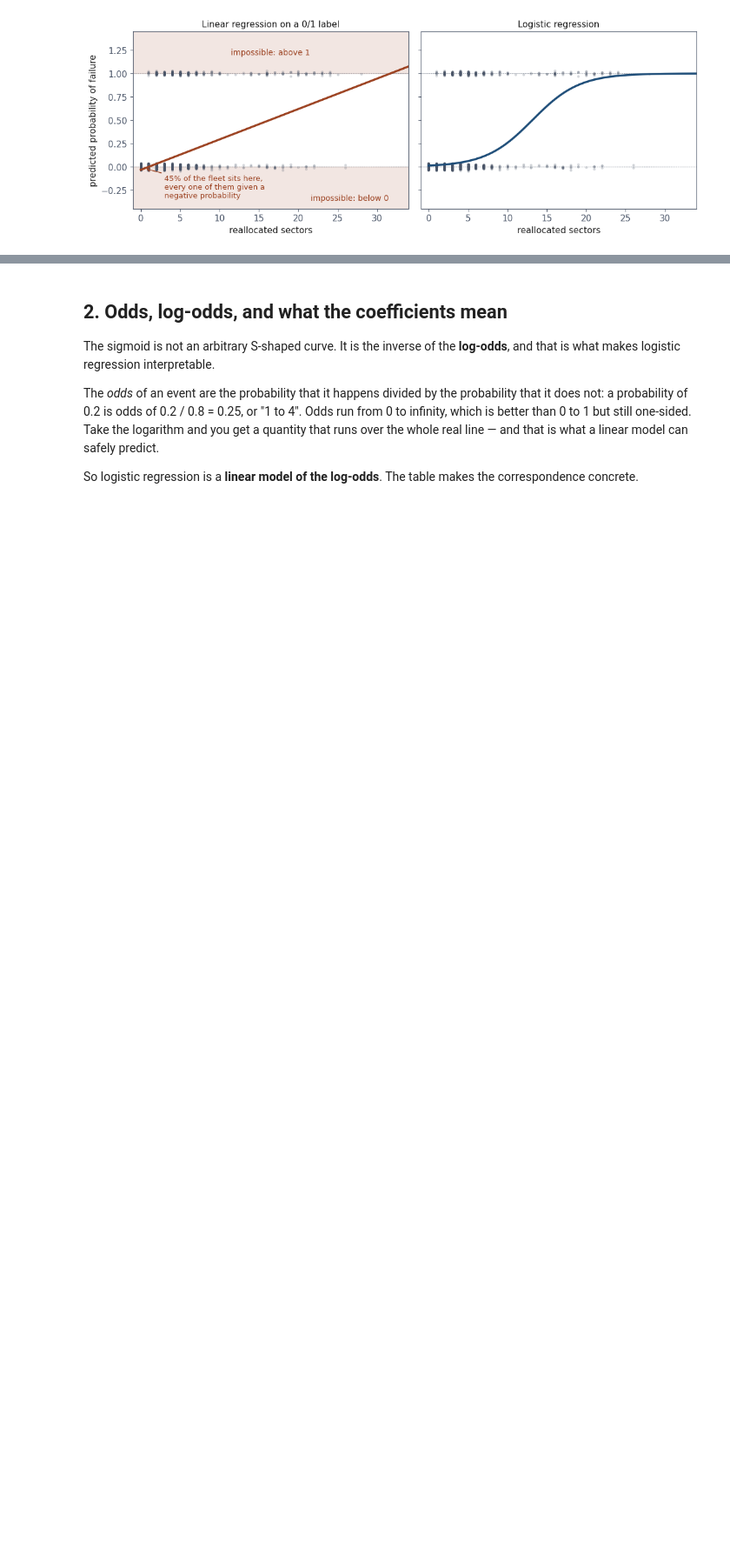
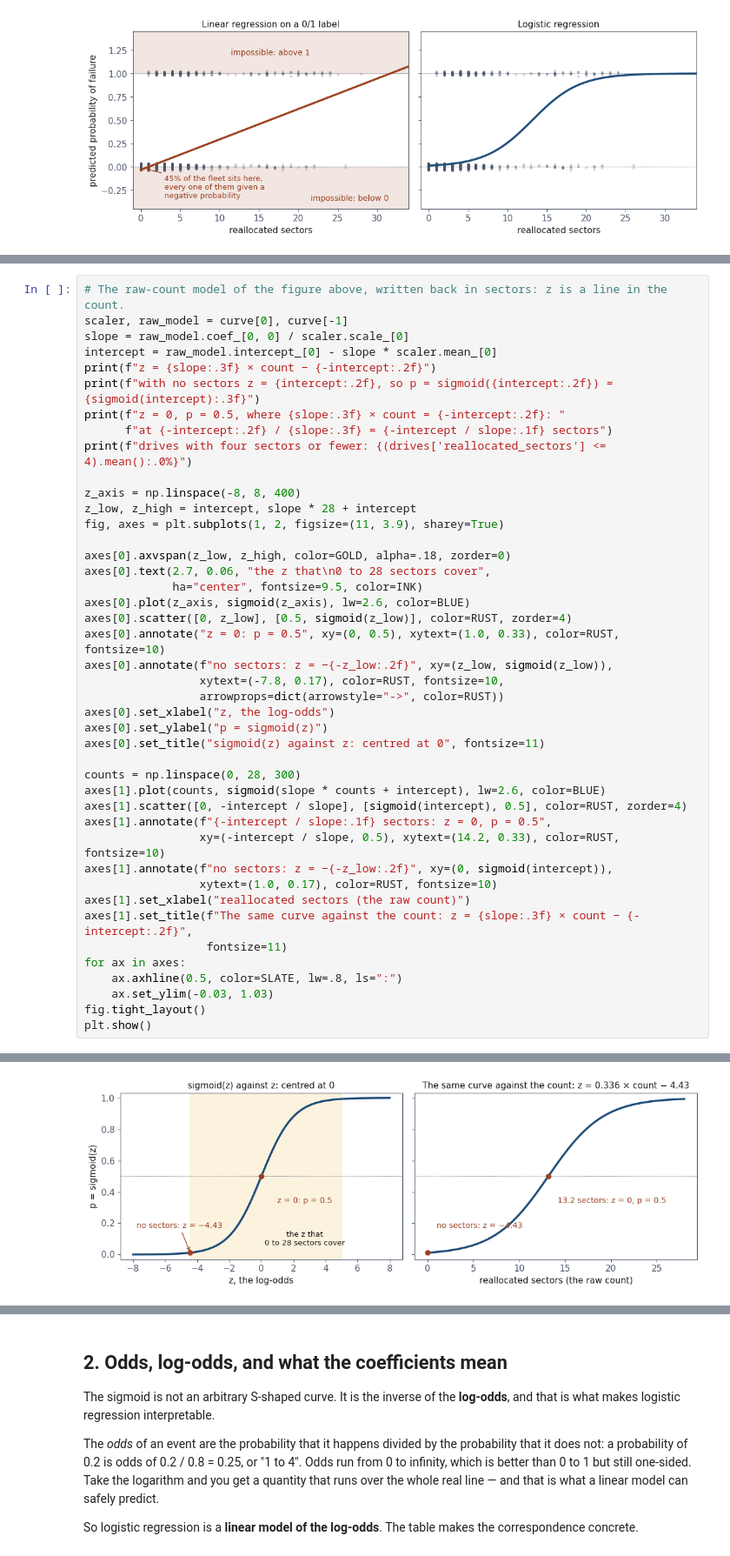
Before and after one commit to fabioantonini/technologies-for-artificial-intelligence, a Jupyter notebook: Lessons/04_classification_and_metrics/Notebooks/01_logistic_regression_from_scratch.ipynb, the cells around one changed output, grey strips where cells are left out. Shown at 87% size. Drawn from its saved outputs; the diff is of its cells as text; blank space fills up the shorter version.

```diff
--- a/Lessons/04_classification_and_metrics/Notebooks/01_logistic_regression_from_scratch.ipynb
+++ b/Lessons/04_classification_and_metrics/Notebooks/01_logistic_regression_from_scratch.ipynb
@@ -179,0 +179,44 @@ what the sectors add to z under each of the two.
+# %%
+# The raw-count model of the figure above, written back in sectors: z is a line in the count.
+scaler, raw_model = curve[0], curve[-1]
+slope = raw_model.coef_[0, 0] / scaler.scale_[0]
+intercept = raw_model.intercept_[0] - slope * scaler.mean_[0]
+print(f"z = {slope:.3f} × count − {-intercept:.2f}")
+print(f"with no sectors z = {intercept:.2f}, so p = sigmoid({intercept:.2f}) = {sigmoid(intercept):.3f}")
+print(f"z = 0, p = 0.5, where {slope:.3f} × count = {-intercept:.2f}: "
+      f"at {-intercept:.2f} / {slope:.3f} = {-intercept / slope:.1f} sectors")
+print(f"drives with four sectors or fewer: {(drives['reallocated_sectors'] <= 4).mean():.0%}")
+
+z_axis = np.linspace(-8, 8, 400)
+z_low, z_high = intercept, slope * 28 + intercept
+fig, axes = plt.subplots(1, 2, figsize=(11, 3.9), sharey=True)
+
+axes[0].axvspan(z_low, z_high, color=GOLD, alpha=.18, zorder=0)
+axes[0].text(2.7, 0.06, "the z that\n0 to 28 sectors cover",
+             ha="center", fontsize=9.5, color=INK)
+axes[0].plot(z_axis, sigmoid(z_axis), lw=2.6, color=BLUE)
+axes[0].scatter([0, z_low], [0.5, sigmoid(z_low)], color=RUST, zorder=4)
+axes[0].annotate("z = 0: p = 0.5", xy=(0, 0.5), xytext=(1.0, 0.33), color=RUST, fontsize=10)
+axes[0].annotate(f"no sectors: z = −{-z_low:.2f}", xy=(z_low, sigmoid(z_low)),
+                 xytext=(-7.8, 0.17), color=RUST, fontsize=10,
+                 arrowprops=dict(arrowstyle="->", color=RUST))
+axes[0].set_xlabel("z, the log-odds")
+axes[0].set_ylabel("p = sigmoid(z)")
+axes[0].set_title("sigmoid(z) against z: centred at 0", fontsize=11)
+
+counts = np.linspace(0, 28, 300)
+axes[1].plot(counts, sigmoid(slope * counts + intercept), lw=2.6, color=BLUE)
+axes[1].scatter([0, -intercept / slope], [sigmoid(intercept), 0.5], color=RUST, zorder=4)
+axes[1].annotate(f"{-intercept / slope:.1f} sectors: z = 0, p = 0.5",
+                 xy=(-intercept / slope, 0.5), xytext=(14.2, 0.33), color=RUST, fontsize=10)
+axes[1].annotate(f"no sectors: z = −{-z_low:.2f}", xy=(0, sigmoid(intercept)),
+                 xytext=(1.0, 0.17), color=RUST, fontsize=10)
+axes[1].set_xlabel("reallocated sectors (the raw count)")
+axes[1].set_title(f"The same curve against the count: z = {slope:.3f} × count − {-intercept:.2f}",
+                  fontsize=11)
+for ax in axes:
+    ax.axhline(0.5, color=SLATE, lw=.8, ls=":")
+    ax.set_ylim(-0.03, 1.03)
+fig.tight_layout()
+plt.show()
+# %% [output]
@@ -179,0 +227 @@ what the sectors add to z under each of the two.
+[figure, added]
```
Also changed, not shown: parts of 7 cells of this notebook, 5 other files.
